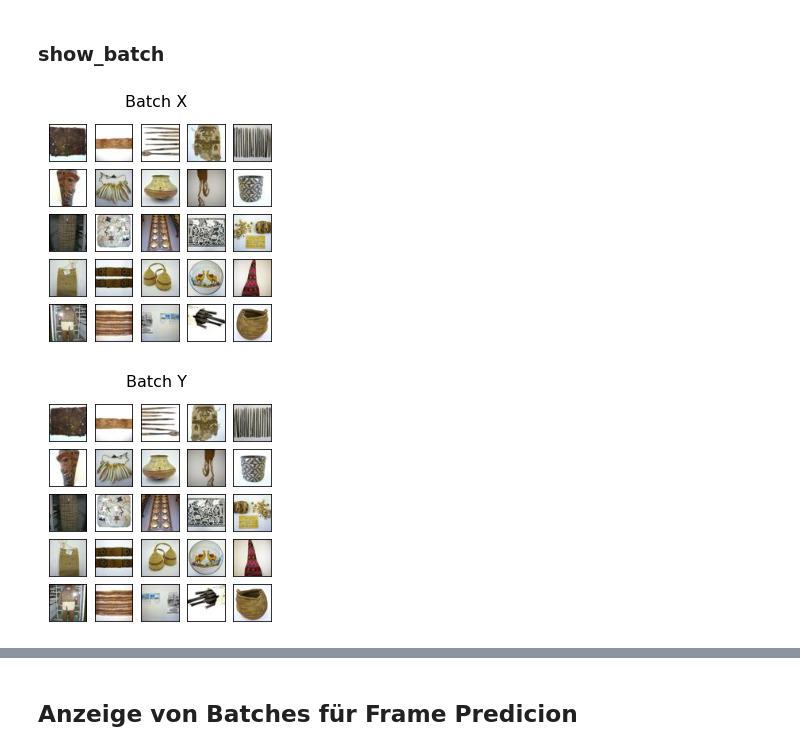
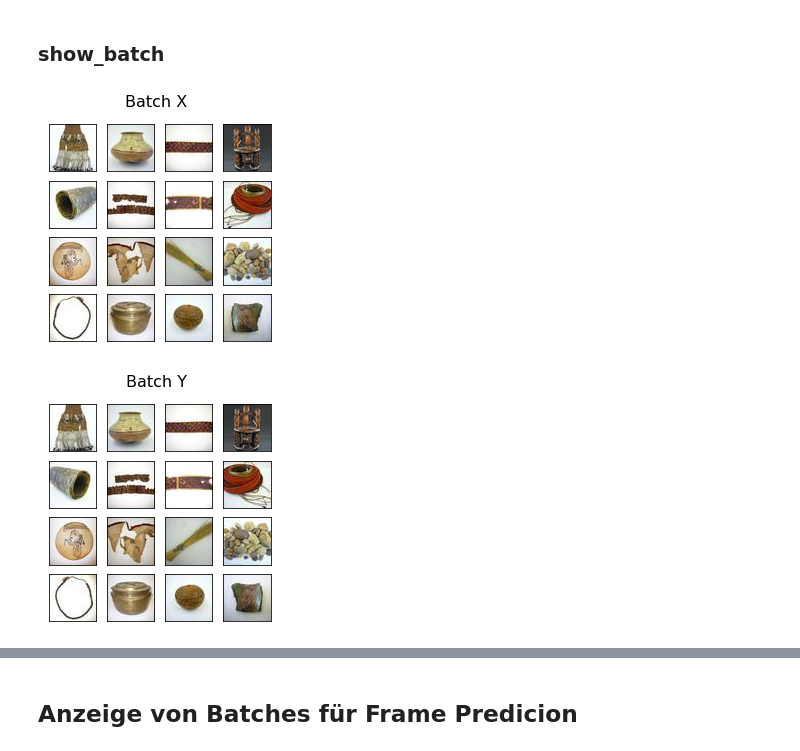
Before and after one commit to MaschinenNah/ml_utils_develop_and_test, a Jupyter notebook: ml_utils_show_develop_and_test.ipynb, the cells around one changed output, grey strips where cells are left out. Drawn from its saved outputs; the diff is of its cells as text; code cells hidden in the pictures.

```diff
--- a/ml_utils_show_develop_and_test.ipynb
+++ b/ml_utils_show_develop_and_test.ipynb
@@ -24,18 +24,15 @@ load.load_and_unzip_from_url(zip_url)
 # %%
 from tensorflow.keras.utils import Sequence
 import numpy as np
-from PIL import Image
-import os
 import random
 
 class ImageGenerator(Sequence):
 
   def __init__(self, dir_, shape, batch_size=25):
-    filenames = os.listdir(dir_)
-    self.len = int(len(filenames)/batch_size)
     self.shape = shape
     self.batch_size = batch_size
     self.file_paths = load.all_abs_paths_in_dir(dir_)
+    self.len = int(len(self.file_paths)/batch_size)
     random.shuffle(self.file_paths)
 
   def __len__(self):
@@ -83,12 +60,8 @@ show_images_from_np_array(gen[0][0], "Überschrift!")
 # %% [markdown]
 ### show_batch
 # %%
-def show_batch(batch, width=8):
-  show_images_from_np_array(batch[0], "Batch X", width)
-  show_images_from_np_array(batch[1], "Batch Y", width)
-
-gen = ImageGenerator("/content/data/img_train", (48, 48, 3), 25)
-show_batch(gen[0], 4)
+gen = ImageGenerator("/content/data/img_train", (48, 48, 3), 16)
+show.show_batch(gen[0], 4)
 # %% [output]
-[figure, old version]
+[figure, new version]
-[figure, old version]
+[figure, new version]
```
Also changed, not shown: parts of 15 cells of this notebook.
